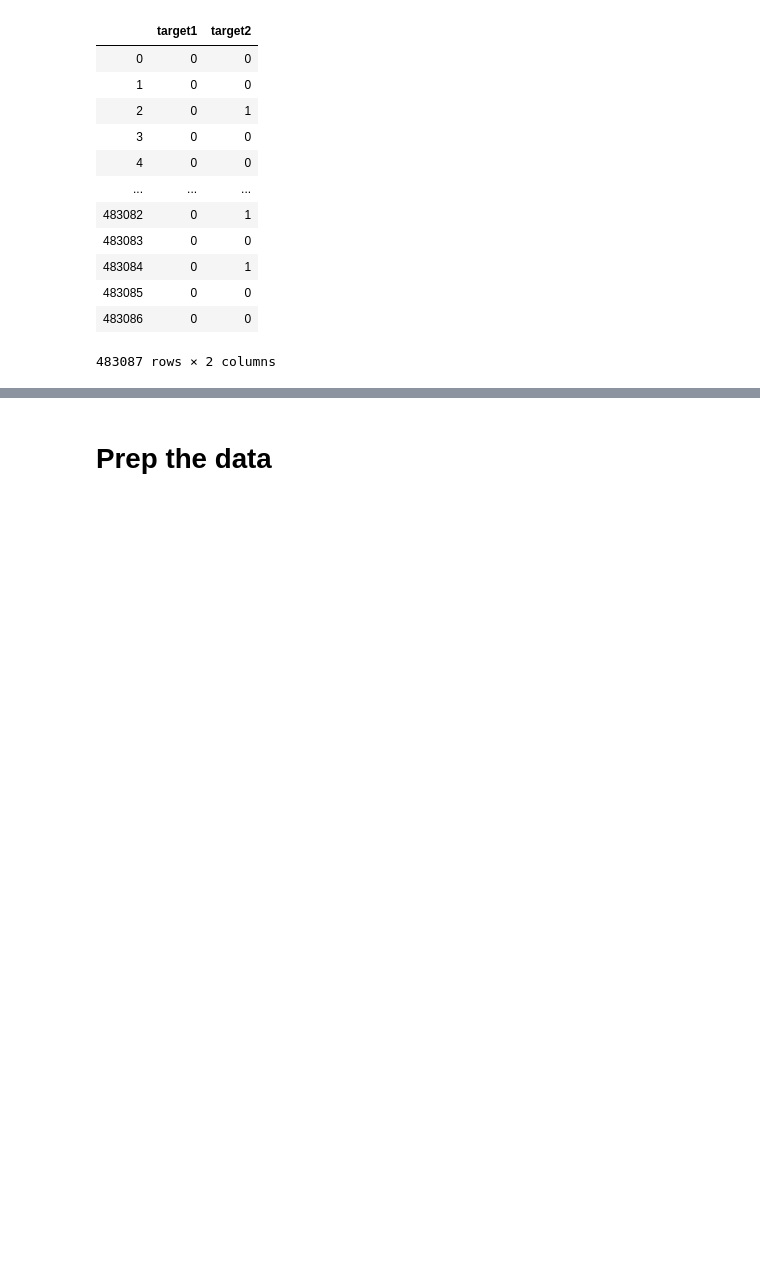
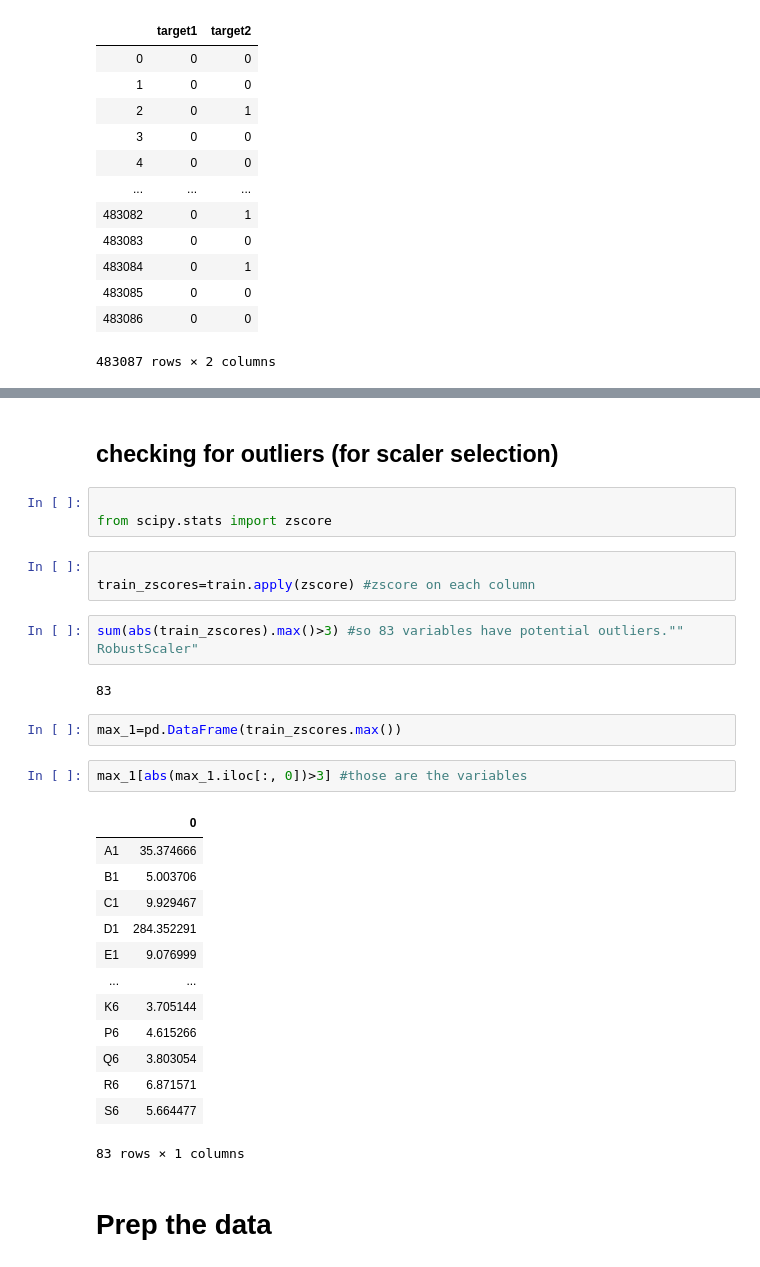
Before and after one commit to luwu29/IAA_profiles, a Jupyter notebook: ML_project.ipynb, the cells around one changed output, grey strips where cells are left out. Drawn from its saved outputs; the diff is of its cells as text; blank space fills up the shorter version.

```diff
--- a/ML_project.ipynb
+++ b/ML_project.ipynb
@@ -55,3 +66,33 @@ train.iloc[:,-2:]
+# %% [markdown]
+## checking for outliers (for scaler selection)
+# %%
+
+from scipy.stats import zscore
+# %%
+
+train_zscores=train.apply(zscore) #zscore on each column
+# %%
+sum(abs(train_zscores).max()>3) #so 83 variables have potential outliers."" RobustScaler"
+# %% [output]
+83
+# %%
+max_1=pd.DataFrame(train_zscores.max())
+# %%
+max_1[abs(max_1.iloc[:, 0])>3] #those are the variables
+# %% [output]
+|  | 0 |
+| A1 | 35.374666 |
+| B1 | 5.003706 |
+| C1 | 9.929467 |
+| D1 | 284.352291 |
+| E1 | 9.076999 |
+| ... | ... |
+| K6 | 3.705144 |
+| P6 | 4.615266 |
+| Q6 | 3.803054 |
+| R6 | 6.871571 |
+| S6 | 5.664477 |
+83 rows × 1 columns
 # %% [markdown]
 # Prep the data
 # %% [markdown]
```
Also changed, not shown: parts of 29 cells of this notebook.
